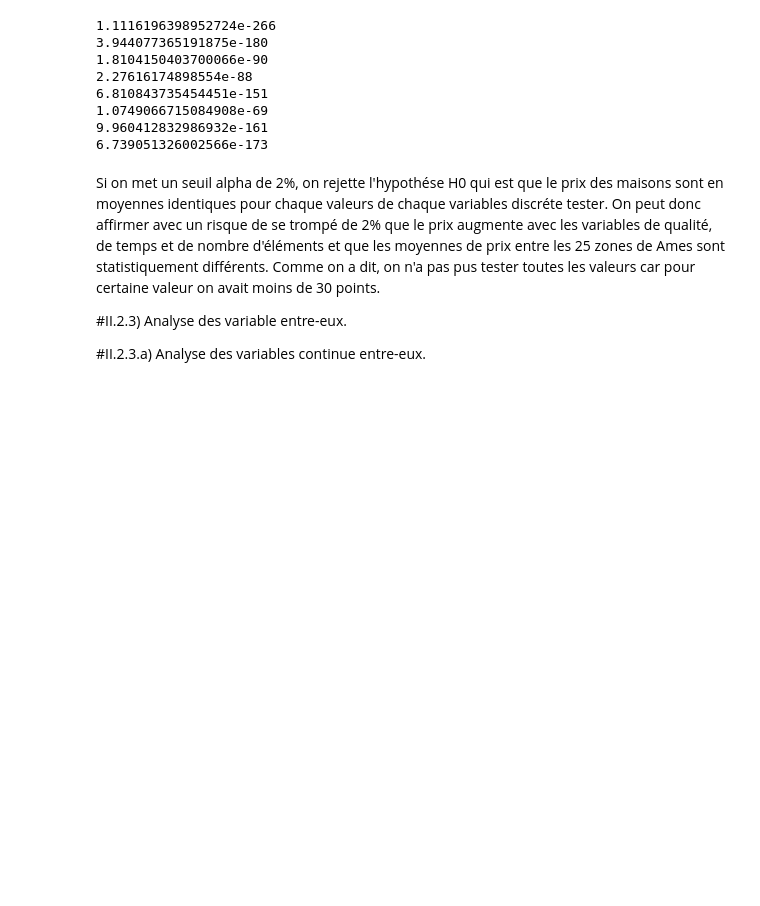
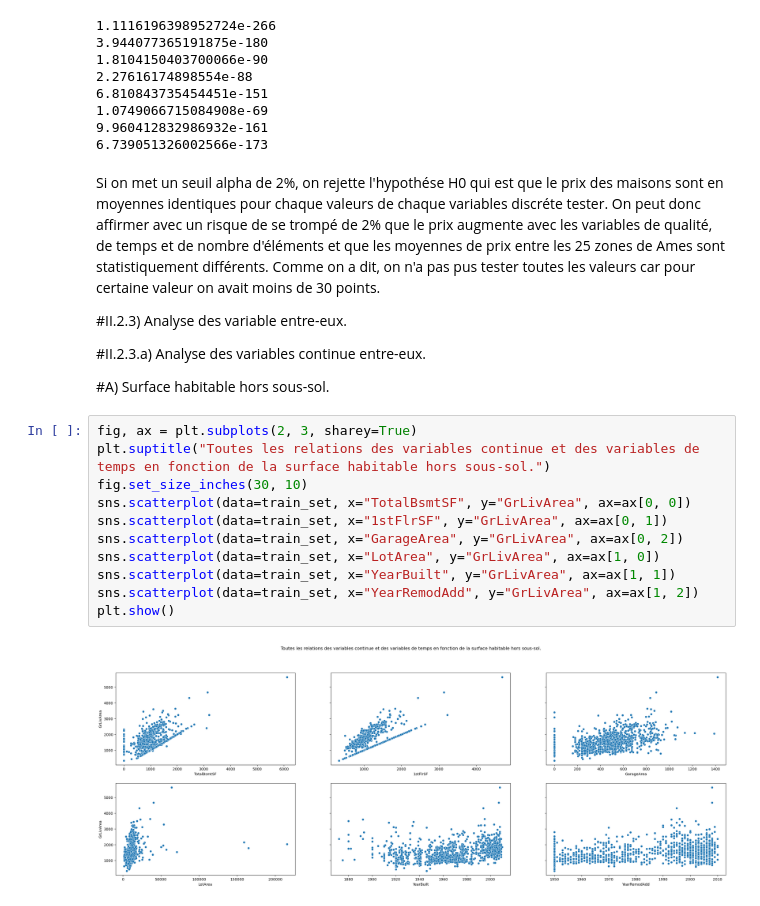
Before and after one commit to fmazur57u/Prediction_prix_immobilier, a Jupyter notebook: projet_prix_immobilier.ipynb, the cells around one changed output. Saved outputs shown, nothing was run; the diff lists cells and outputs as text; blank space fills up the shorter version.

Commit message:
Relation entre X continue

```diff
--- a/projet_prix_immobilier.ipynb
+++ b/projet_prix_immobilier.ipynb
@@ -676,3 +676,18 @@ Si on met un seuil alpha de 2%, on rejette l'hypothése H0 qui est que le prix d
 #II.2.3) Analyse des variable entre-eux.
 
 #II.2.3.a) Analyse des variables continue entre-eux.
+
+#A) Surface habitable hors sous-sol.
+# %%
+fig, ax = plt.subplots(2, 3, sharey=True)
+plt.suptitle("Toutes les relations des variables continue et des variables de temps en fonction de la surface habitable hors sous-sol.")
+fig.set_size_inches(30, 10)
+sns.scatterplot(data=train_set, x="TotalBsmtSF", y="GrLivArea", ax=ax[0, 0])
+sns.scatterplot(data=train_set, x="1stFlrSF", y="GrLivArea", ax=ax[0, 1])
+sns.scatterplot(data=train_set, x="GarageArea", y="GrLivArea", ax=ax[0, 2])
+sns.scatterplot(data=train_set, x="LotArea", y="GrLivArea", ax=ax[1, 0])
+sns.scatterplot(data=train_set, x="YearBuilt", y="GrLivArea", ax=ax[1, 1])
+sns.scatterplot(data=train_set, x="YearRemodAdd", y="GrLivArea", ax=ax[1, 2])
+plt.show()
+# %% [output]
+[figure, added]
```
Also changed, not shown: parts of 10 cells of this notebook.
